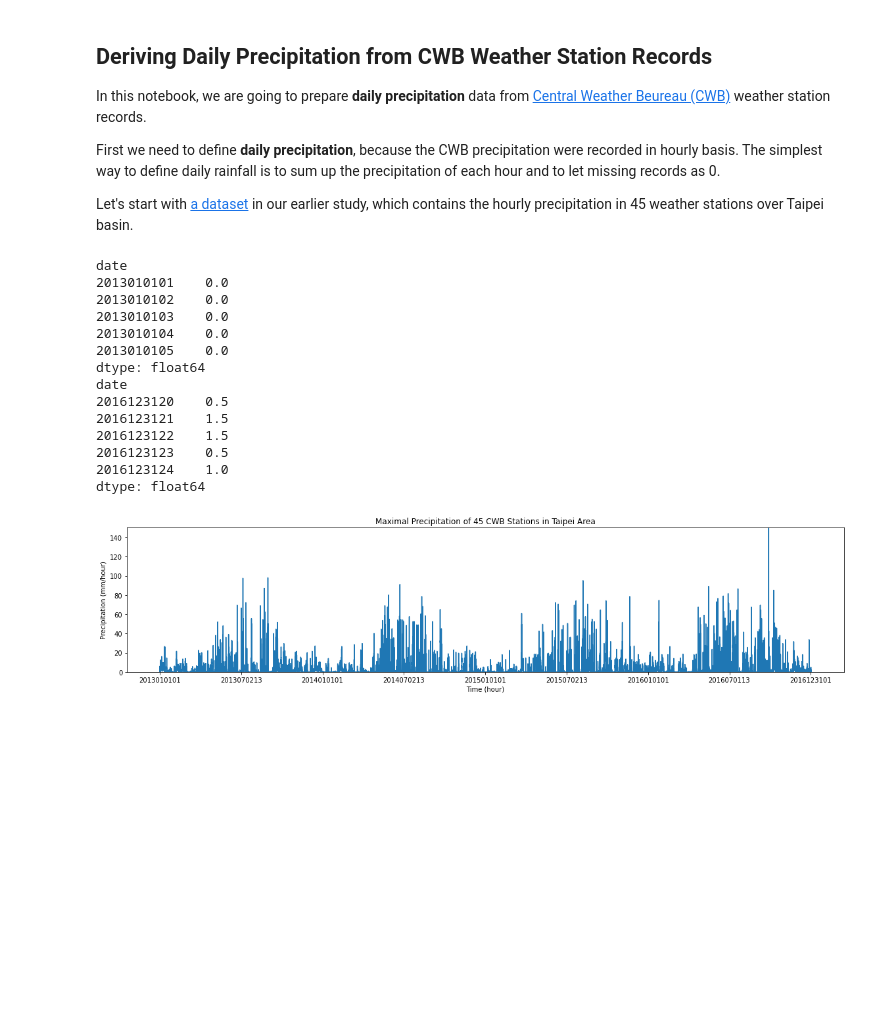
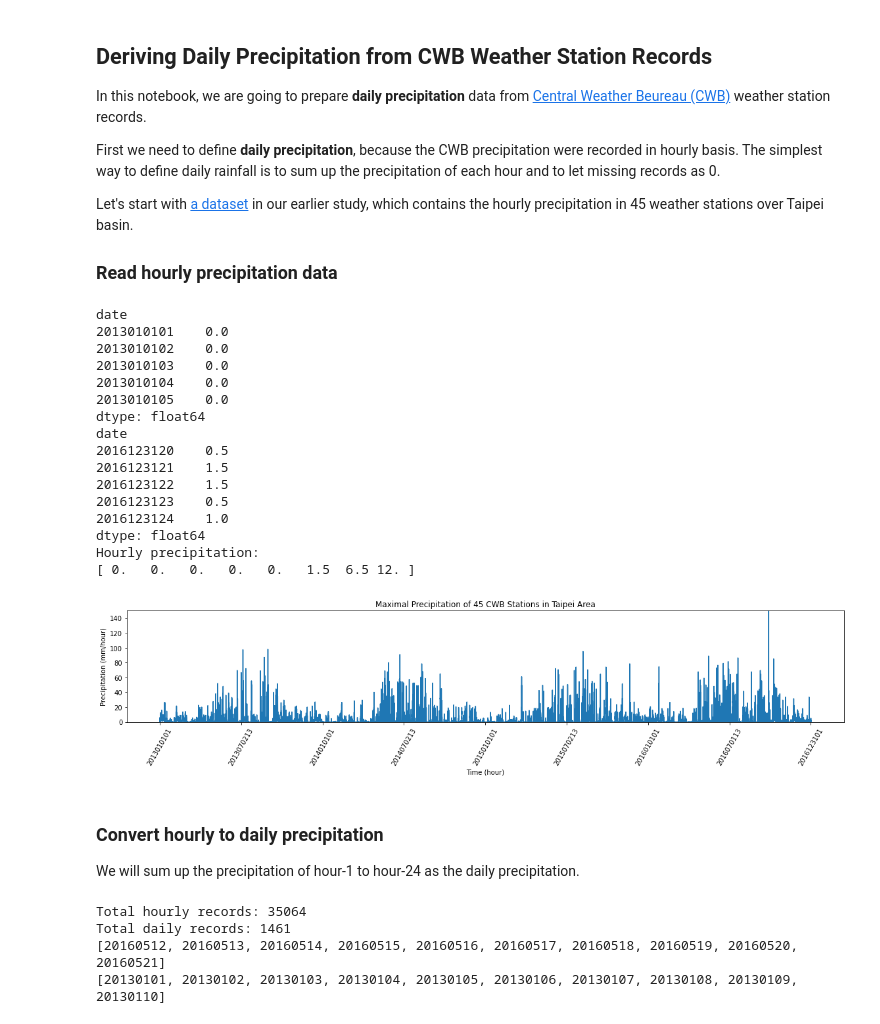
Before and after one commit to tingsyo/course_2021Q1_ML_for_Atmospheric_Sciences, a Jupyter notebook: notebook/00_weather_events.ipynb, the cells around one changed output. Drawn from its saved outputs; the diff is of its cells as text; code cells hidden in the pictures; blank space fills up the shorter version.

```diff
--- a/notebook/00_weather_events.ipynb
+++ b/notebook/00_weather_events.ipynb
@@ -6,6 +6,9 @@ In this notebook, we are going to prepare **daily precipitation** data from [Cen
 First we need to define **daily precipitation**, because the CWB precipitation were recorded in hourly basis. The simplest way to define daily rainfall is to sum up the precipitation of each hour and to let missing records as 0.
 
 Let's start with [a dataset](https://github.com/tingsyo/qpetw/blob/master/examples/01_explore_station_precipitation.ipynb) in our earlier study, which contains the hourly precipitation in 45 weather stations over Taipei basin.
+
+
+### Read hourly precipitation data
 # %%
 # Load library
 %matplotlib inline
@@ -17,10 +20,13 @@ DATA_URL = "../data/t1hr.csv"
 
 tmp = pd.read_csv(DATA_URL)
 t1hr = tmp.iloc[:,1:]
+
 t1hr_max = t1hr.max(axis=1)
 t1hr_max.index=tmp['date']
 print(t1hr_max.head())
 print(t1hr_max.tail())
+print('Hourly precipitation:')
+print(np.percentile(t1hr_max,[0, 5, 10, 25, 50, 75, 90, 95]))
 # %% [output]
 date
 2013010101    0.0
@@ -36,17 +42,38 @@ date
 2016123123    0.5
 2016123124    1.0
 dtype: float64
+Hourly precipitation:
+[ 0.   0.   0.   0.   0.   1.5  6.5 12. ]
 # %%
 # Max of stations
 t1hr_max = t1hr.max(axis=1)
 plt.figure(figsize=(16,4))
 plt.plot(t1hr_max)
-plt.xticks(np.arange(0, len(t1hr_max), 4380), list(tmp['date'][np.arange(0, len(t1hr_max), 4380)]))
+plt.xticks(np.arange(0, len(t1hr_max), 4380), list(tmp['date'][np.arange(0, len(t1hr_max), 4380)]), rotation=60)
 plt.ylim(0,150)
 plt.xlabel('Time (hour)')
 plt.ylabel('Precipitation (mm/hour)')
 plt.title('Maximal Precipitation of 45 CWB Stations in Taipei Area')
 plt.tight_layout()
 plt.show()
 # %% [output]
-[figure, old version]
+[figure, new version]
+# %% [markdown]
+### Convert hourly to daily precipitation
+
+We will sum up the precipitation of hour-1 to hour-24 as the daily precipitation.
+# %%
+# Creating a list of date
+yyyymmddhh = tmp['date']
+print('Total hourly records: ' + str(yyyymmddhh.shape[0]))
+#print(yyyymmddhh.iloc[0:10])
+yyyymmdd = list(set((yyyymmddhh/100).astype(int)))
+print('Total daily records: ' + str(len(yyyymmdd)))
+print(yyyymmdd[:10])
+yyyymmdd.sort()
+print(yyyymmdd[:10])
+# %% [output]
+Total hourly records: 35064
+Total daily records: 1461
+[20160512, 20160513, 20160514, 20160515, 20160516, 20160517, 20160518, 20160519, 20160520, 20160521]
+[20130101, 20130102, 20130103, 20130104, 20130105, 20130106, 20130107, 20130108, 20130109, 20130110]
```
Also changed, not shown: parts of 5 cells of this notebook, 5 other files.
